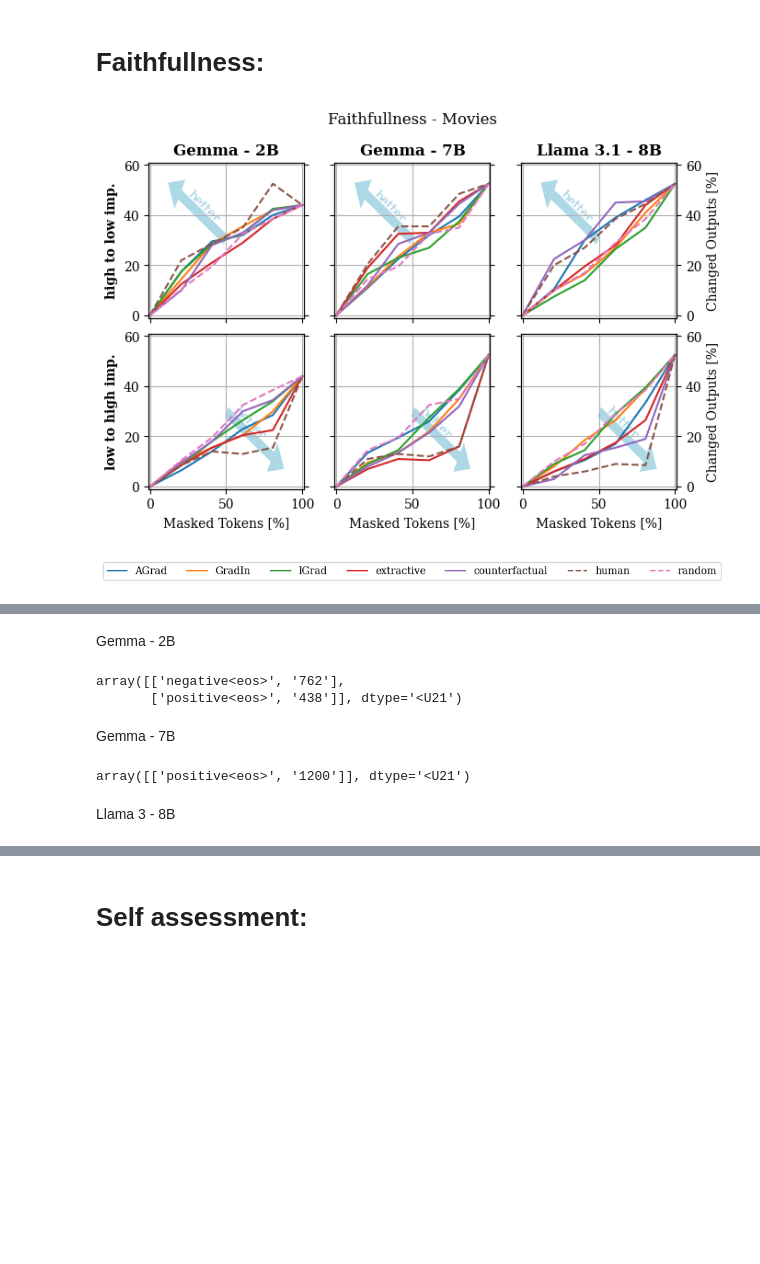
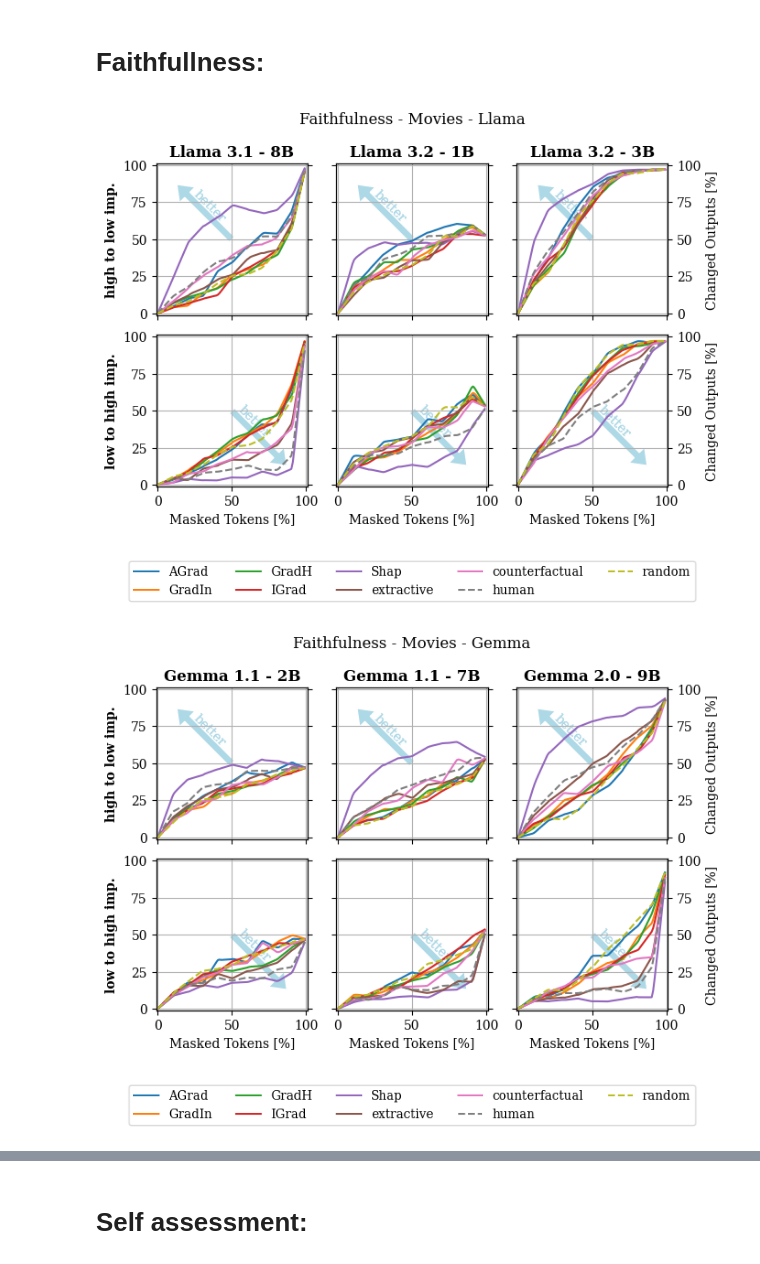
Before and after one commit to k-randl/self-explaining_llms, a Jupyter notebook: evaluate-movies.ipynb, the cells around one changed output, grey strips where cells are left out. Saved outputs shown, nothing was run; the diff lists cells and outputs as text; code cells hidden in the pictures; blank space fills up the shorter version.

```diff
--- a/evaluate-movies.ipynb
+++ b/evaluate-movies.ipynb
@@ -19,9 +21,13 @@ from resources.testing import PearsonCorrelationTester
 from sklearn.metrics import f1_score, precision_score, recall_score
 # %%
 MODELS = {
-    "Gemma - 2B":     "google/gemma-1.1-2b-it",
-    "Gemma - 7B":     "google/gemma-1.1-7b-it",
+    "Gemma 1.1 - 2B": "google/gemma-1.1-2b-it",
+    "Gemma 1.1 - 7B": "google/gemma-1.1-7b-it",
+    "Gemma 2.0 - 9B": "google/gemma-2-9b-it",
+#    "Gemma 2.0 - 27B":  "google/gemma-2-27b-it",
     "Llama 3.1 - 8B": "meta-llama/Meta-Llama-3.1-8B-Instruct",
+    "Llama 3.2 - 1B": "meta-llama/Llama-3.2-1B-Instruct",
+    "Llama 3.2 - 3B": "meta-llama/Llama-3.2-3B-Instruct"
 }
 
 PLOTS_DIR  = "plots"
@@ -31,5 +37,7 @@ PLOTS_DIR  = "plots"
 RESULTS = {}
 
 for key in MODELS:
+    t_start = time.time()
     with open(f'results/movies/{MODELS[key]}.pkl', 'rb') as file:
         RESULTS[key] = pickle.load(file)
+    print(f'Loaded {key} ({len(RESULTS[key]):d} instances, dt={(time.time()-t_start)*1000:.2f} ms).')
@@ -86,8 +104,10 @@ Llama 3.1 - 8B
 # %% [markdown]
 # Faithfullness:
 # %%
-plotter.plot_perturbation(f'Faithfullness - Movies', top=.6)
+plotter.plot_perturbation(f'Faithfulness - Movies')
 scorer.score_table()
 # %% [output]
-[figure, old version]
+[figure, new version]
-[figure, old version]
+[figure, new version]
+[figure, added]
+[figure, added]
@@ -101,21 +122,0 @@ scorer.score_table()
-# %% [markdown]
-Gemma - 2B
-# %%
-np.array(np.unique(
-    [r['perturbation'][key]['low2high'][-1]['s'].split('\n\n')[0].strip('"*.').lower() for r in RESULTS["Gemma - 2B"] for key in r['perturbation']],
-    return_counts=True
-)).T
-# %% [output]
-array([['negative<eos>', '762'],
-       ['positive<eos>', '438']], dtype='<U21')
-# %% [markdown]
-Gemma - 7B
-# %%
-np.array(np.unique(
-    [r['perturbation'][key]['low2high'][-1]['s'].split('\n\n')[0].strip('"*.').lower() for r in RESULTS["Gemma - 7B"] for key in r['perturbation']],
-    return_counts=True
-)).T
-# %% [output]
-array([['positive<eos>', '1200']], dtype='<U21')
-# %% [markdown]
-Llama 3 - 8B
```
Also changed, not shown: parts of 37 cells of this notebook, 18 other files.
